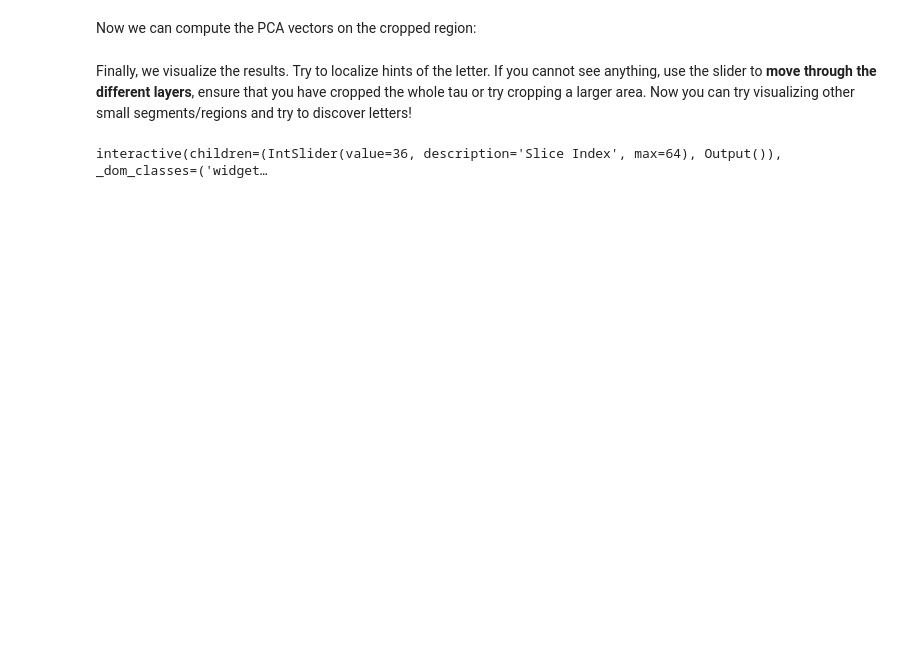
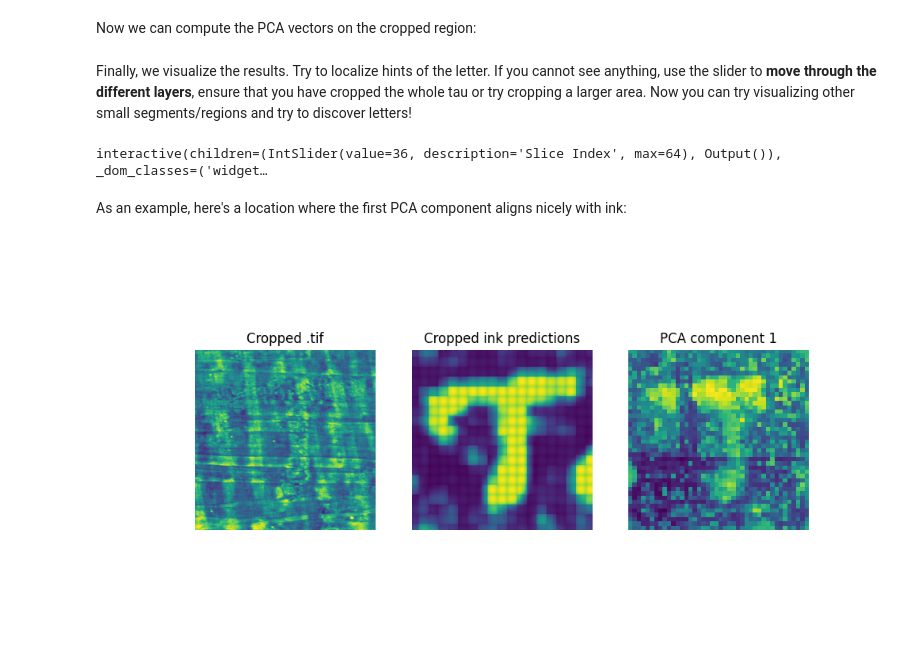
Before and after one commit to jgcarrasco/dino-ink-detection, a Jupyter notebook: pca_dino.ipynb, the cells around one changed output. Cells and saved outputs as stored; diff of their text form; code cells hidden in the pictures; blank space fills up the shorter version.

```diff
--- a/pca_dino.ipynb
+++ b/pca_dino.ipynb
@@ -86,3 +108,20 @@ Finally, we visualize the results. Try to localize hints of the letter. If you c
 visualize_PCA(y_pca, cropped_tif, cropped_inklabels)
 # %% [output]
 interactive(children=(IntSlider(value=36, description='Slice Index', max=64), Output()), _dom_classes=('widget…
+# %% [markdown]
+As an example, here's a location where the first PCA component aligns nicely with ink:
+# %%
+fig, axes = plt.subplots(1, 3, figsize=(10, 5))
+axes[0].imshow(cropped_tif[35])
+axes[0].set_title('Cropped .tif')
+axes[0].axis('off')
+axes[1].imshow(cropped_inklabels)
+axes[1].set_title('Cropped ink predictions')
+axes[1].axis('off')
+axes[2].imshow(y_pca[35, :, :, 0])
+axes[2].set_title('PCA component 1')
+axes[2].axis('off')
+
+plt.show()
+# %% [output]
+[figure, added]
```
Also changed, not shown: parts of 4 cells of this notebook.
